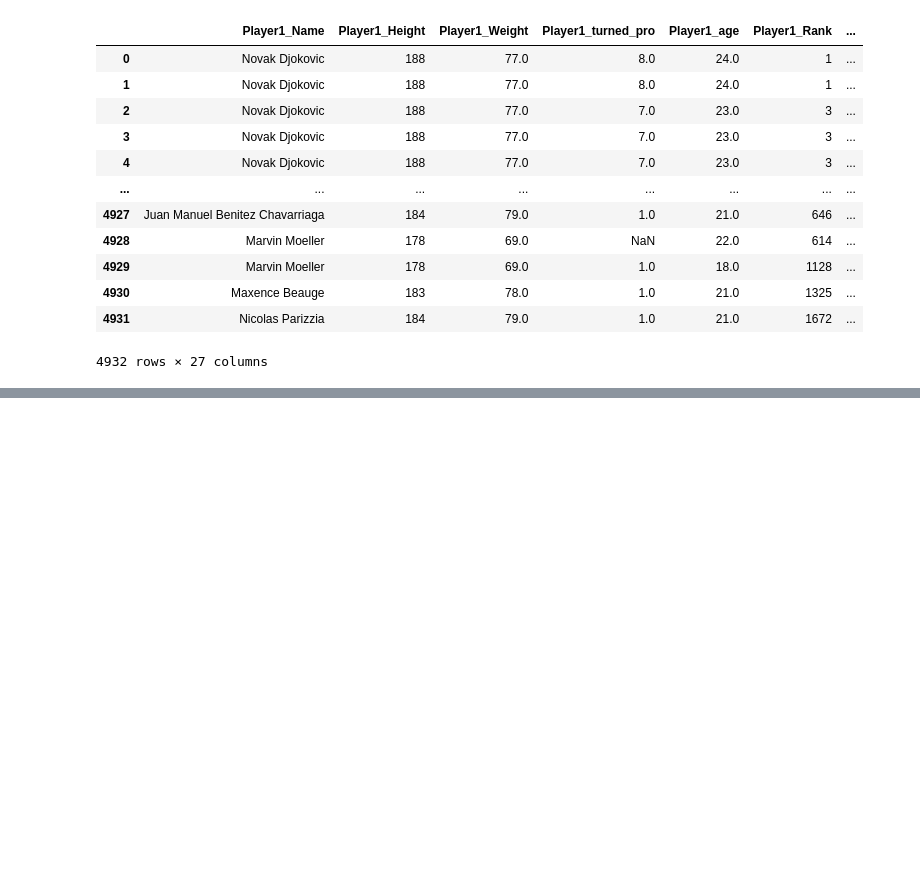
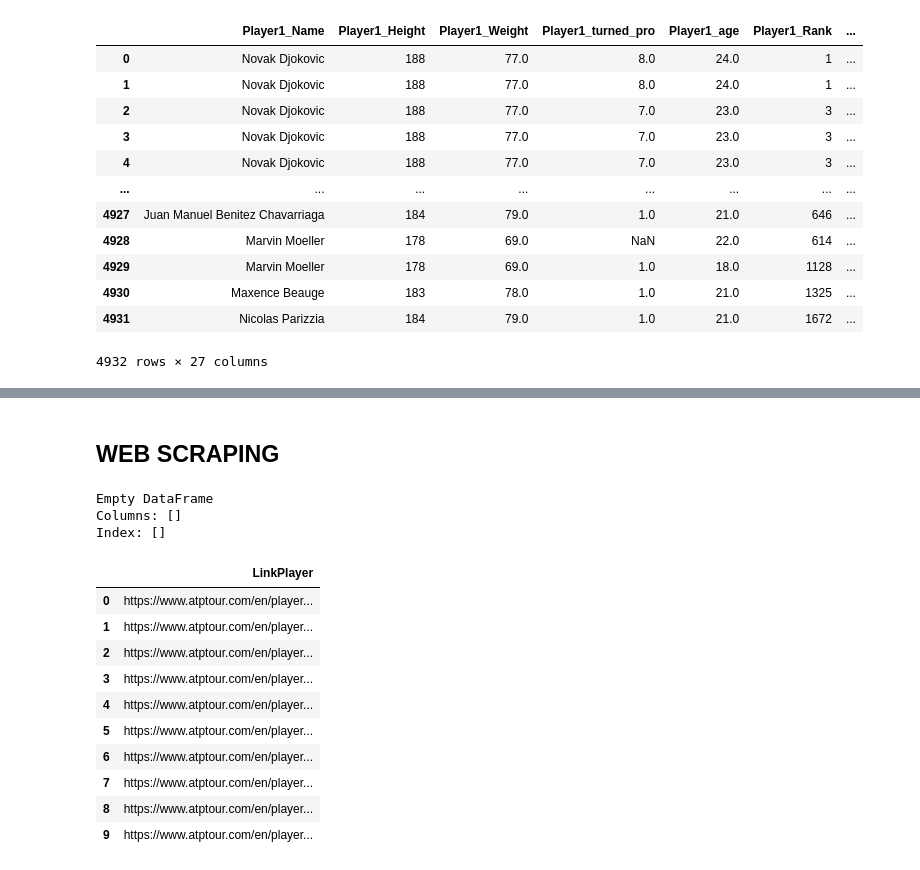
Before and after one commit to EndersonSantos/PACD1, a Jupyter notebook: Notebooks/Adição_Var.ipynb, the cells around one changed output, grey strips where cells are left out. Cells and saved outputs as stored; diff of their text form; code cells hidden in the pictures; blank space fills up the shorter version.

```diff
--- a/Notebooks/Adição_Var.ipynb
+++ b/Notebooks/Adição_Var.ipynb
@@ -707,0 +774,44 @@ df_merged1
+# %% [markdown]
+## WEB SCRAPING
+# %%
+import pandas as pd
+import requests
+from bs4 import BeautifulSoup
+
+# Carrega o arquivo "links.csv"
+df_links = pd.read_csv('link.csv')
+
+# Lista para armazenar as informações extraídas
+data = []
+
+# Loop pelos links
+for link in df_links['LinkPlayer']:
+    # Faz a requisição HTTP
+    response = requests.get(link)
+
+    # Verifica se a requisição foi bem sucedida
+    if response.status_code == 200:
+        # Extrai o conteúdo HTML
+        html = response.content
+
+        # Cria o objeto BeautifulSoup
+        soup = BeautifulSoup(html, 'html.parser')
+
+        # Extrai o país
+        country = soup.find('div', {'class': 'player-flag-code'}).text.strip()
+
+        # Extrai o nome
+        name = soup.find('title').text.split('|')[0].strip()
+
+        # Adiciona as informações à lista
+        data.append({'Country': country, 'Name': name})
+
+# Cria um DataFrame com as informações extraídas
+df_info = pd.DataFrame(data)
+
+# Exibe o resultado
+print(df_info.head())
+# %% [output]
+Empty DataFrame
+Columns: []
+Index: []
@@ -707,0 +822,14 @@ df_merged1
+# %%
+df_links.head(10)
+# %% [output]
+|  | LinkPlayer |
+| 0 | https://www.atptour.com/en/player... |
+| 1 | https://www.atptour.com/en/player... |
+| 2 | https://www.atptour.com/en/player... |
+| 3 | https://www.atptour.com/en/player... |
+| 4 | https://www.atptour.com/en/player... |
+| 5 | https://www.atptour.com/en/player... |
+| 6 | https://www.atptour.com/en/player... |
+| 7 | https://www.atptour.com/en/player... |
+| 8 | https://www.atptour.com/en/player... |
+| 9 | https://www.atptour.com/en/player... |
```
Also changed, not shown: parts of 17 cells of this notebook, 1 other file.
